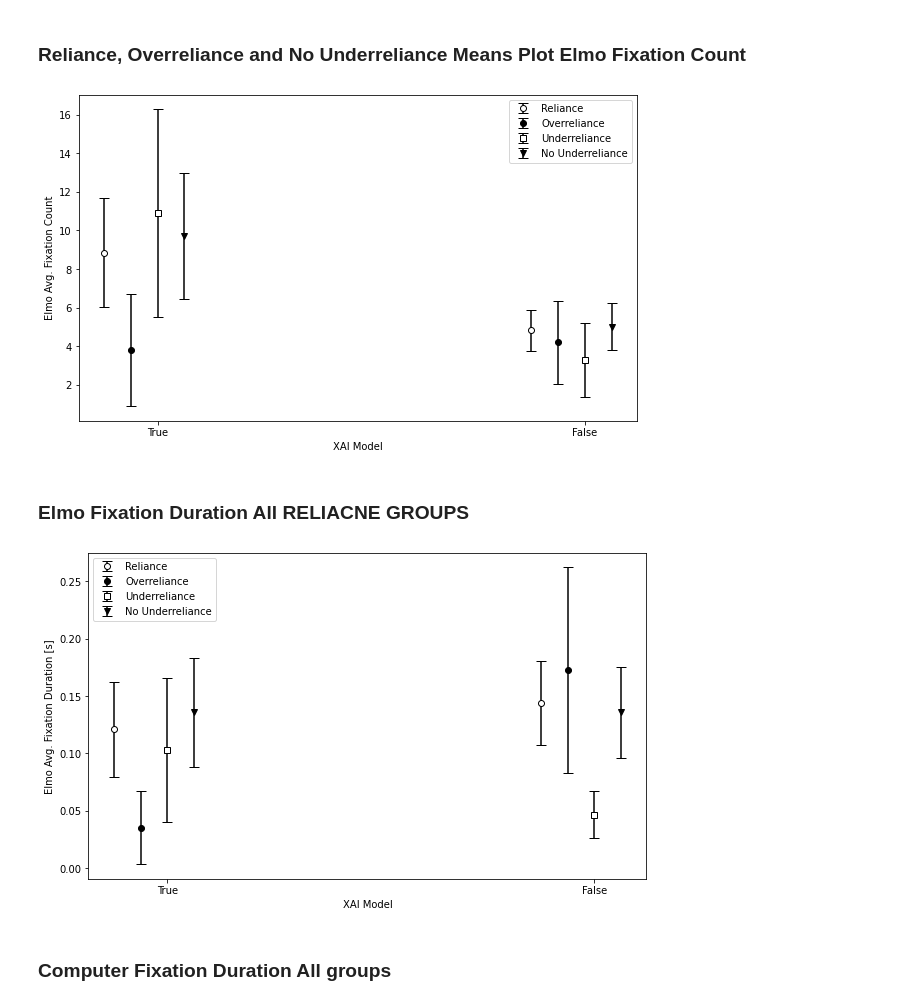
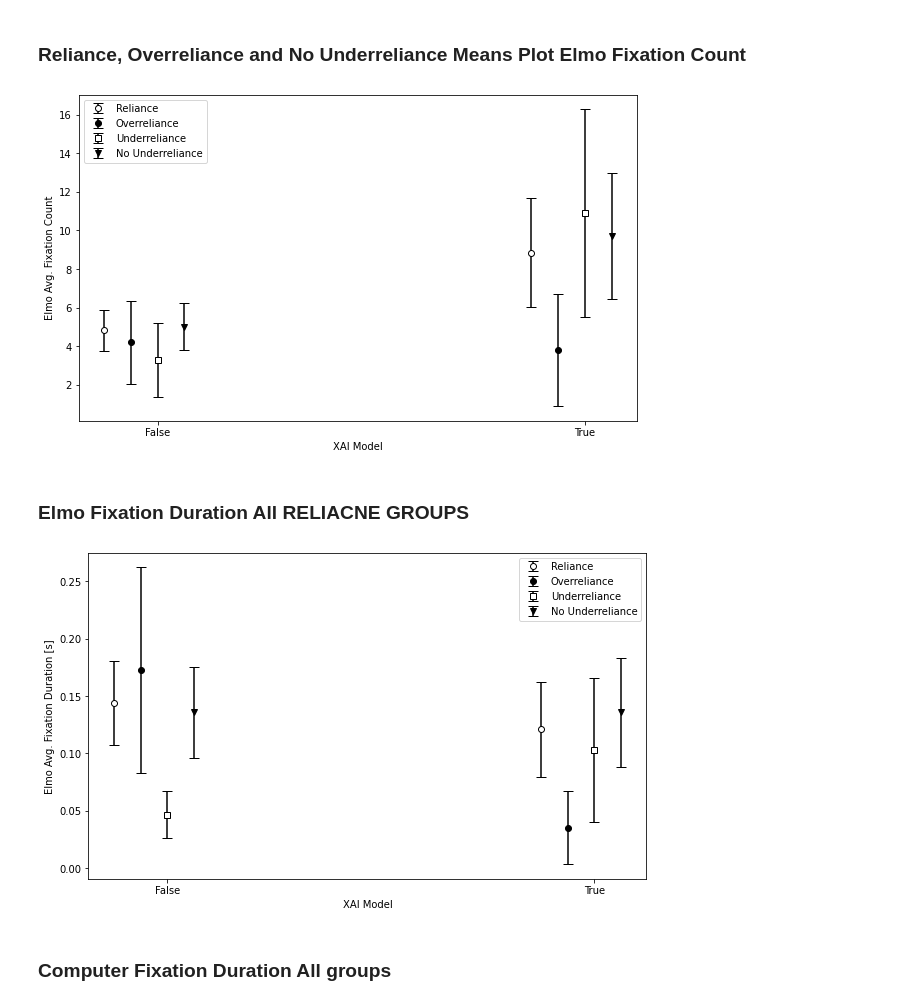
Before and after one commit to haohua13/IVT-Filter-GazeData, a Jupyter notebook: spss_results.ipynb, the cells around one changed output. Cells and saved outputs as stored; diff of their text form; code cells hidden in the pictures.

```diff
--- a/spss_results.ipynb
+++ b/spss_results.ipynb
@@ -800,46 +800,45 @@ x_5_sem = 5.390
 
 
 positions = [1.5, 9.5]
-labels = ['True', 'False']
+labels = ['False', 'True']
 
 y_index = [0.5, 8.5]
 y_index_2 = [1, 9]
 y_index_3 = [1.5, 9.5]
 y_index_4 = [2, 10]
 
 plt.figure(figsize=(10, 6))
 
-# Reliance in XAI = True and False
-plt.errorbar(y_index, [x_0, x_1],\
-              [x_0_sem, x_1_sem], \
+# Reliance in XAI = False + True
+plt.errorbar(y_index, [x_1, x_0],\
+              [x_1_sem, x_0_sem], \
              color='black', marker = 'o', markeredgecolor = 'black', markerfacecolor = 'white', ls = 'none', capsize=5, capthick=1, ecolor='black', label = 'Reliance')
 
 # Overreliance in XAI = True and False
-plt.errorbar(y_index_2, [x_3, x_2],\
-              [x_3_sem, x_2_sem], \
+plt.errorbar(y_index_2, [x_2, x_3],\
+              [x_2_sem, x_3_sem], \
              markeredgecolor = 'black', color='black', marker = 'o', ls='none', capsize=5, capthick=1, ecolor='black', label = 'Overreliance')
 
 # Underreliance in XAI = True and False
-plt.errorbar(y_index_3, [x_5, x_4],\
-              [x_5_sem, x_4_sem], \
+plt.errorbar(y_index_3, [x_4, x_5],\
+              [x_4_sem, x_5_sem], \
              markeredgecolor = 'black', color='black', markerfacecolor = 'white', marker='s', ls='none', capsize=5, capthick=1, ecolor='black', label = 'Underreliance')
 
 # No Underreliance in XAI = True and False
-plt.errorbar(y_index_4, [x_7, x_6],\
-              [x_7_sem, x_6_sem], \
+plt.errorbar(y_index_4, [x_6, x_7],\
+              [x_6_sem, x_7_sem], \
              markeredgecolor = 'black', color='black', marker = 'v', ls='none', capsize=5, capthick=1, ecolor='black', label = 'No Underreliance')
-
 
 plt.legend()
 plt.ylabel('Elmo Avg. Fixation Count')
 plt.xlabel('XAI Model')
 plt.xticks(positions, labels)
 plt.savefig('reliance_images/means_plot_reliance_groups_elmo_count.png', dpi = 1600, bbox_inches='tight')
 plt.show()
 
 # Not significant
 # %% [output]
-[figure, old version]
+[figure, new version]
 # %% [markdown]
 ### Elmo Fixation Duration All RELIACNE GROUPS
 # %%
@@ -895,7 +894,7 @@ x_7_sem = 0.0478
 
 
 positions = [1.5, 9.5]
-labels = ['True', 'False']
+labels = ['False', 'True']
 
 y_index = [0.5, 8.5]
 y_index_2 = [1, 9]
@@ -904,24 +903,24 @@ y_index_4 = [2, 10]
 
 plt.figure(figsize=(10, 6))
 
-# Reliance in XAI = True and False
-plt.errorbar(y_index, [x_0, x_1],\
-              [x_0_sem, x_1_sem], \
+# Reliance in XAI = False + True
+plt.errorbar(y_index, [x_1, x_0],\
+              [x_1_sem, x_0_sem], \
              color='black', marker = 'o', markeredgecolor = 'black', markerfacecolor = 'white', ls = 'none', capsize=5, capthick=1, ecolor='black', label = 'Reliance')
 
 # Overreliance in XAI = True and False
-plt.errorbar(y_index_2, [x_3, x_2],\
-              [x_3_sem, x_2_sem], \
+plt.errorbar(y_index_2, [x_2, x_3],\
+              [x_2_sem, x_3_sem], \
              markeredgecolor = 'black', color='black', marker = 'o', ls='none', capsize=5, capthick=1, ecolor='black', label = 'Overreliance')
 
 # Underreliance in XAI = True and False
-plt.errorbar(y_index_3, [x_5, x_4],\
-              [x_5_sem, x_4_sem], \
+plt.errorbar(y_index_3, [x_4, x_5],\
+              [x_4_sem, x_5_sem], \
              markeredgecolor = 'black', color='black', markerfacecolor = 'white', marker='s', ls='none', capsize=5, capthick=1, ecolor='black', label = 'Underreliance')
 
 # No Underreliance in XAI = True and False
-plt.errorbar(y_index_4, [x_7, x_6],\
-              [x_7_sem, x_6_sem], \
+plt.errorbar(y_index_4, [x_6, x_7],\
+              [x_6_sem, x_7_sem], \
              markeredgecolor = 'black', color='black', marker = 'v', ls='none', capsize=5, capthick=1, ecolor='black', label = 'No Underreliance')
 
 
@@ -934,7 +933,7 @@ plt.show()
 
 # Not significant
 # %% [output]
-[figure, old version]
+[figure, new version]
 # %% [markdown]
 ### Computer Fixation Duration All groups
 # %%
```
Also changed, not shown: parts of 4 cells of this notebook, 11 other files.
